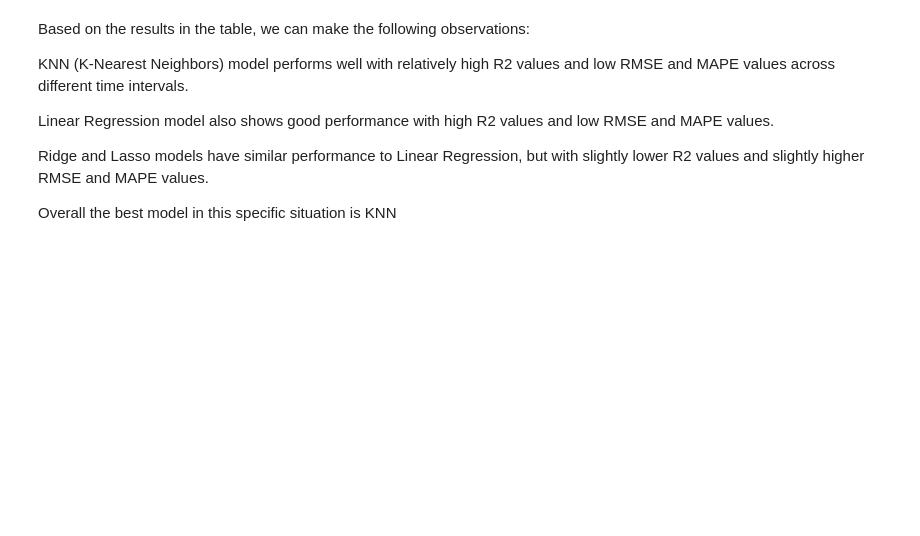
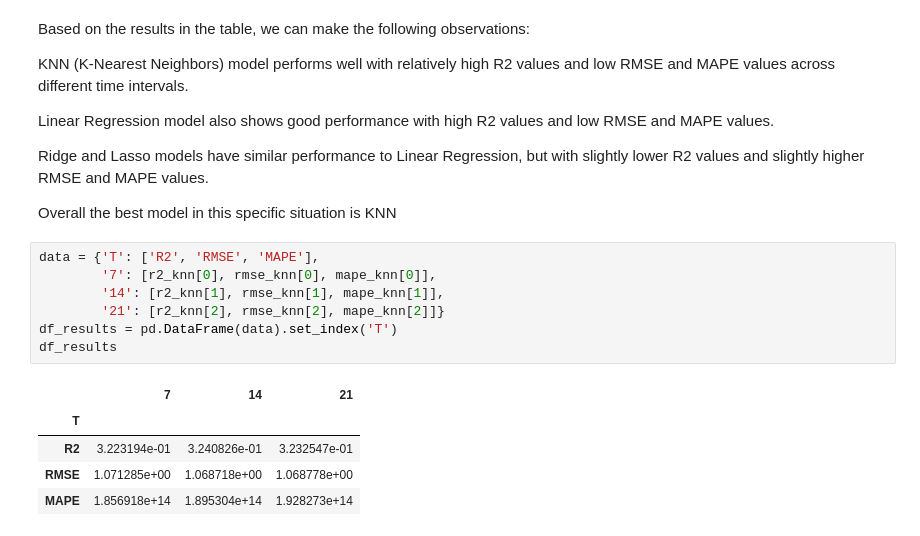
Before and after one commit to LeoBello00/jbook_ml202330, a Jupyter notebook: _sources/Excercise_4.ipynb, the cells around one changed output. Drawn from its saved outputs; the diff is of its cells as text; blank space fills up the shorter version.

```diff
--- a/_sources/Excercise_4.ipynb
+++ b/_sources/Excercise_4.ipynb
@@ -371,3 +371,16 @@ Linear Regression model also shows good performance with high R2 values and low
 Ridge and Lasso models have similar performance to Linear Regression, but with slightly lower R2 values and slightly higher RMSE and MAPE values.
 
 Overall the best model in this specific situation is KNN
+# %%
+data = {'T': ['R2', 'RMSE', 'MAPE'],
+        '7': [r2_knn[0], rmse_knn[0], mape_knn[0]],
+        '14': [r2_knn[1], rmse_knn[1], mape_knn[1]],
+        '21': [r2_knn[2], rmse_knn[2], mape_knn[2]]}
+df_results = pd.DataFrame(data).set_index('T')
+df_results
+# %% [output]
+|  | 7 | 14 | 21 |
+| T |  |  |  |
+| R2 | 3.223194e-01 | 3.240826e-01 | 3.232547e-01 |
+| RMSE | 1.071285e+00 | 1.068718e+00 | 1.068778e+00 |
+| MAPE | 1.856918e+14 | 1.895304e+14 | 1.928273e+14 |
```
Also changed, not shown: parts of 6 cells of this notebook, 2 other files.
